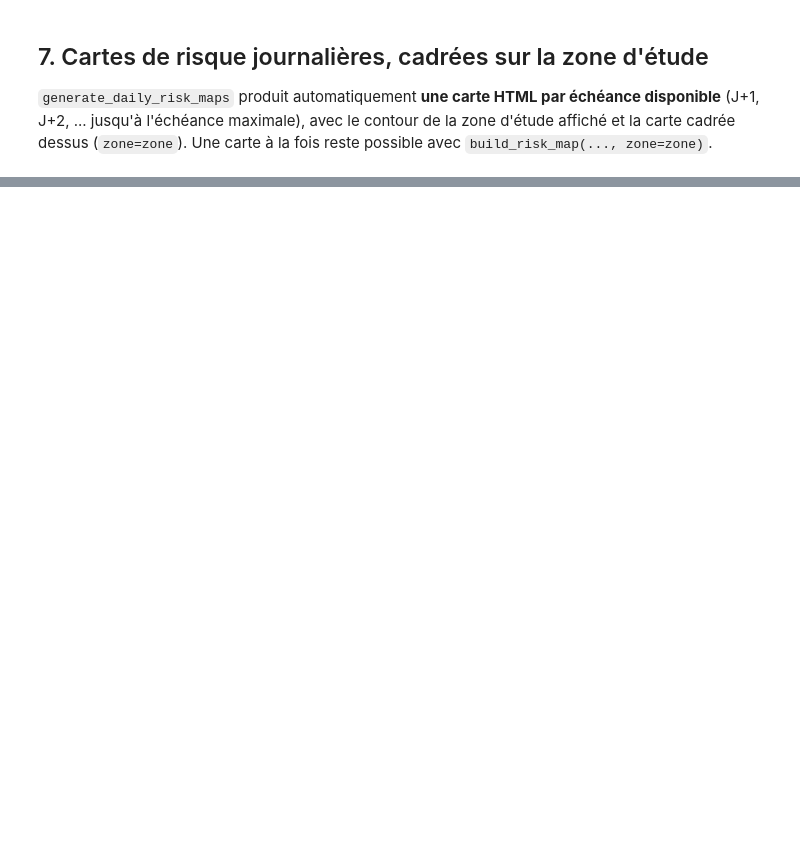
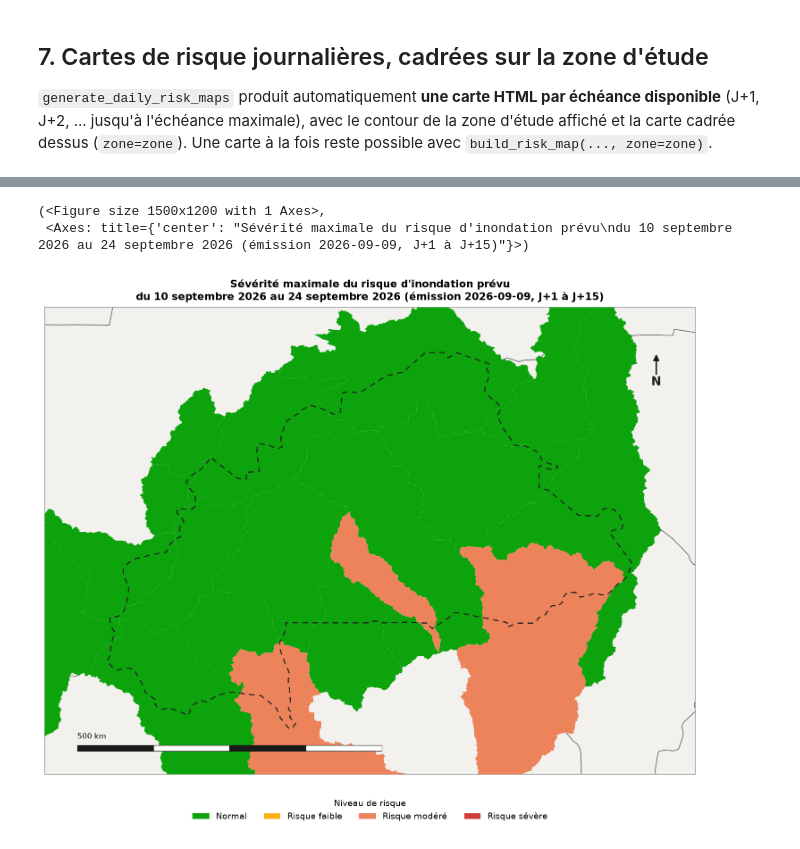
Before and after one commit to AGRHYMET-CCR-AOS/glofas-toolkit, a Jupyter notebook: zone_etude_risque.ipynb, the cells around one changed output, grey strips where cells are left out. Cells and saved outputs as stored; diff of their text form; code cells hidden in the pictures; blank space fills up the shorter version.

```diff
--- a/zone_etude_risque.ipynb
+++ b/zone_etude_risque.ipynb
@@ -237,10 +497,14 @@ generate_static_risk_map_grid(
 # %%
 # Sévérité maximale sur toute la période de prévision disponible
 build_max_severity_map(
-    risque, "resultats/extraction_zone_points.csv",
-    "resultats/cartes_risque_zone_png/risque_maximal_zone.png",
+    risque, RESULTS_DIR / "historique_points.csv",
+    RESULTS_DIR / "cartes_risque_png" / "risque_maximal.png",
     basins=selection, basin_id_col=table.id_col, zone=zone,
 )
+# %% [output]
+(<Figure size 1500x1200 with 1 Axes>,
+ <Axes: title={'center': "Sévérité maximale du risque d'inondation prévu\ndu 10 septembre 2026 au 24 septembre 2026 (émission 2026-09-09, J+1 à J+15)"}>)
+[figure, added]
 # %% [markdown]
 ---
 
```
Also changed, not shown: parts of 20 cells of this notebook, 3 other files.
